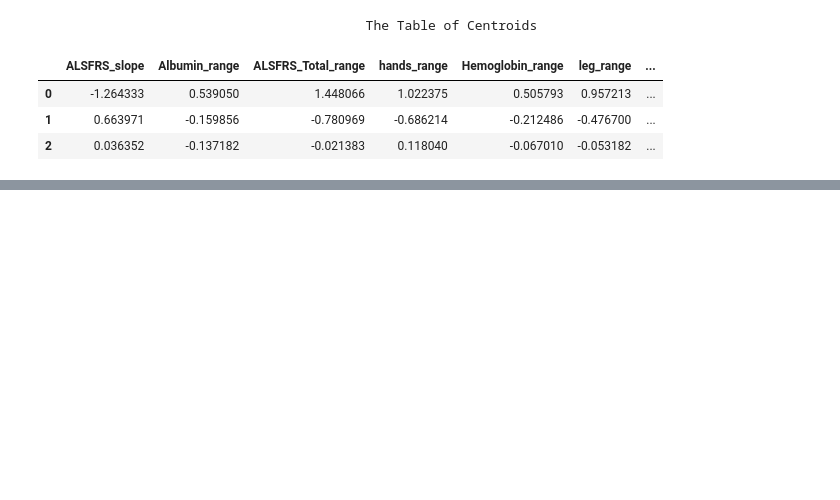
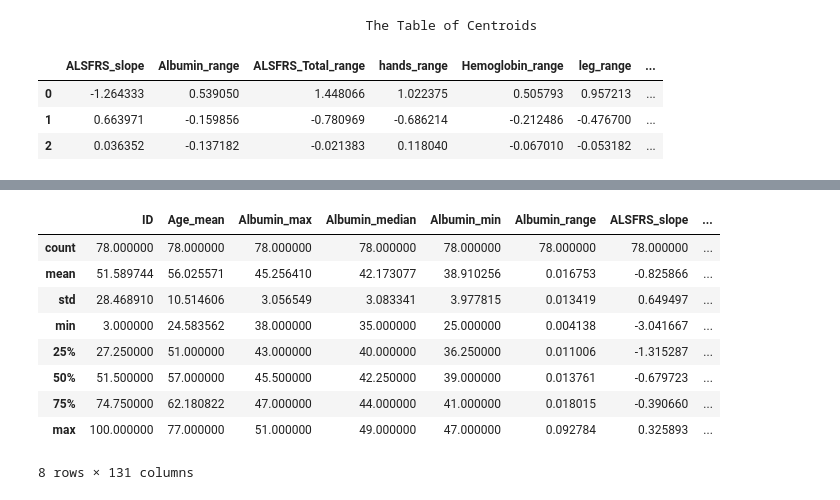
Before and after one commit to HuyenNguyenHelen/INFO-5505---Machine-learning, a Jupyter notebook: HuyenNguyen_Assignment_3.ipynb, the cells around one changed output, grey strips where cells are left out. Drawn from its saved outputs; the diff is of its cells as text; code cells hidden in the pictures; blank space fills up the shorter version.

```diff
--- a/HuyenNguyen_Assignment_3.ipynb
+++ b/HuyenNguyen_Assignment_3.ipynb
@@ -354,0 +327,14 @@ for y in Y:
+# %%
+# Summarize the test set
+test_data.describe()
+# %% [output]
+|  | ID | Age_mean | Albumin_max | Albumin_median | Albumin_min | Albumin_range | ALSFRS_slope | ... |
+| count | 78.000000 | 78.000000 | 78.000000 | 78.000000 | 78.000000 | 78.000000 | 78.000000 | ... |
+| mean | 51.589744 | 56.025571 | 45.256410 | 42.173077 | 38.910256 | 0.016753 | -0.825866 | ... |
+| std | 28.468910 | 10.514606 | 3.056549 | 3.083341 | 3.977815 | 0.013419 | 0.649497 | ... |
+| min | 3.000000 | 24.583562 | 38.000000 | 35.000000 | 25.000000 | 0.004138 | -3.041667 | ... |
+| 25% | 27.250000 | 51.000000 | 43.000000 | 40.000000 | 36.250000 | 0.011006 | -1.315287 | ... |
+| 50% | 51.500000 | 57.000000 | 45.500000 | 42.250000 | 39.000000 | 0.013761 | -0.679723 | ... |
+| 75% | 74.750000 | 62.180822 | 47.000000 | 44.000000 | 41.000000 | 0.018015 | -0.390660 | ... |
+| max | 100.000000 | 77.000000 | 51.000000 | 49.000000 | 47.000000 | 0.092784 | 0.325893 | ... |
+8 rows × 131 columns
```
Also changed, not shown: parts of 33 cells of this notebook.
